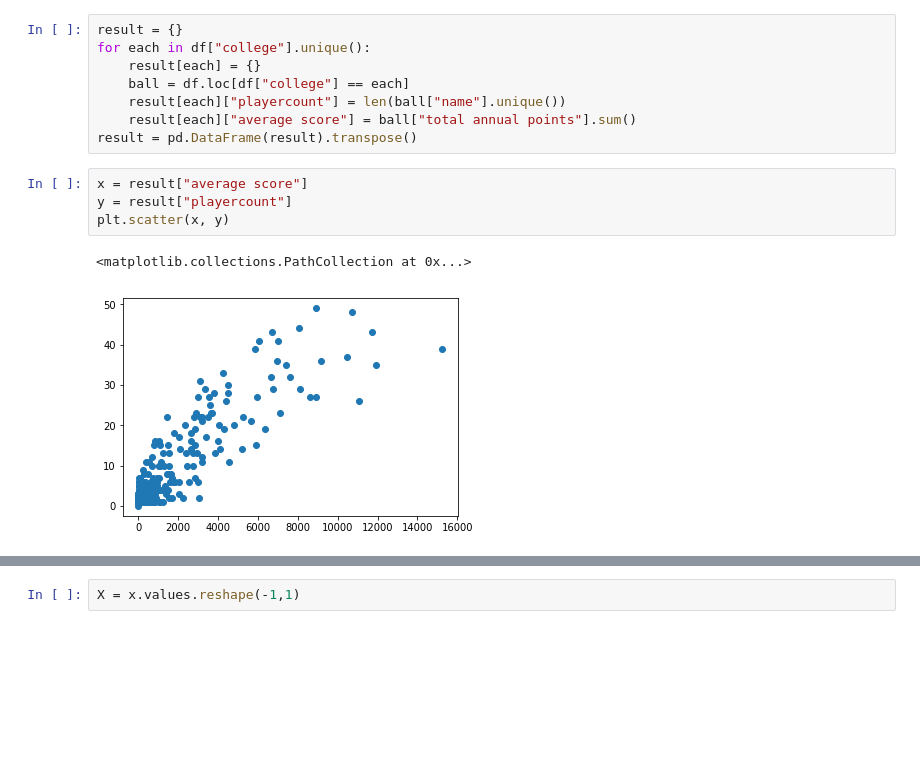
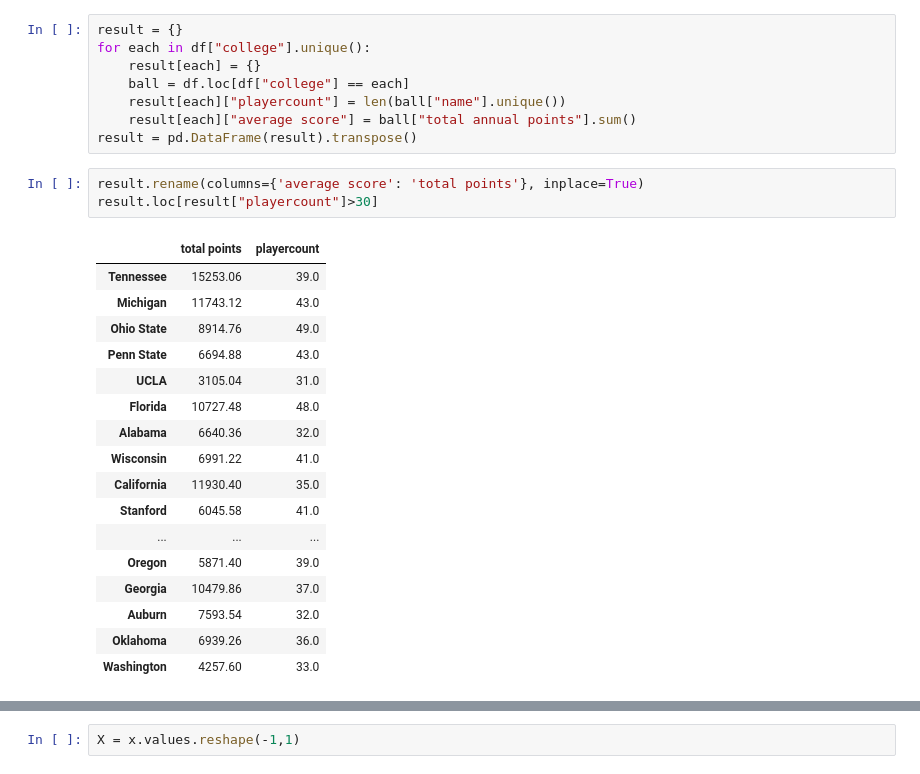
Before and after one commit to aatherton/team_project, a Jupyter notebook: Fantasy Football Scatter Regression- JO.ipynb, the cells around one changed output, grey strips where cells are left out. Cells and saved outputs as stored; diff of their text form; blank space fills up the shorter version.

```diff
--- a/Fantasy Football Scatter Regression- JO.ipynb
+++ b/Fantasy Football Scatter Regression- JO.ipynb
@@ -18,10 +18,24 @@ for each in df["college"].unique():
     result[each]["playercount"] = len(ball["name"].unique())
     result[each]["average score"] = ball["total annual points"].sum()
 result = pd.DataFrame(result).transpose()
-# %%
-x = result["average score"]
-y = result["playercount"]
-plt.scatter(x, y)
-# %% [output]
-<matplotlib.collections.PathCollection at 0x...>
-[figure, removed]
+# %%
+result.rename(columns={'average score': 'total points'}, inplace=True)
+result.loc[result["playercount"]>30]
+# %% [output]
+|  | total points | playercount |
+| Tennessee | 15253.06 | 39.0 |
+| Michigan | 11743.12 | 43.0 |
+| Ohio State | 8914.76 | 49.0 |
+| Penn State | 6694.88 | 43.0 |
+| UCLA | 3105.04 | 31.0 |
+| Florida | 10727.48 | 48.0 |
+| Alabama | 6640.36 | 32.0 |
+| Wisconsin | 6991.22 | 41.0 |
+| California | 11930.40 | 35.0 |
+| Stanford | 6045.58 | 41.0 |
+| ... | ... | ... |
+| Oregon | 5871.40 | 39.0 |
+| Georgia | 10479.86 | 37.0 |
+| Auburn | 7593.54 | 32.0 |
+| Oklahoma | 6939.26 | 36.0 |
+| Washington | 4257.60 | 33.0 |
```
Also changed, not shown: parts of 4 cells of this notebook, 2 other files.
